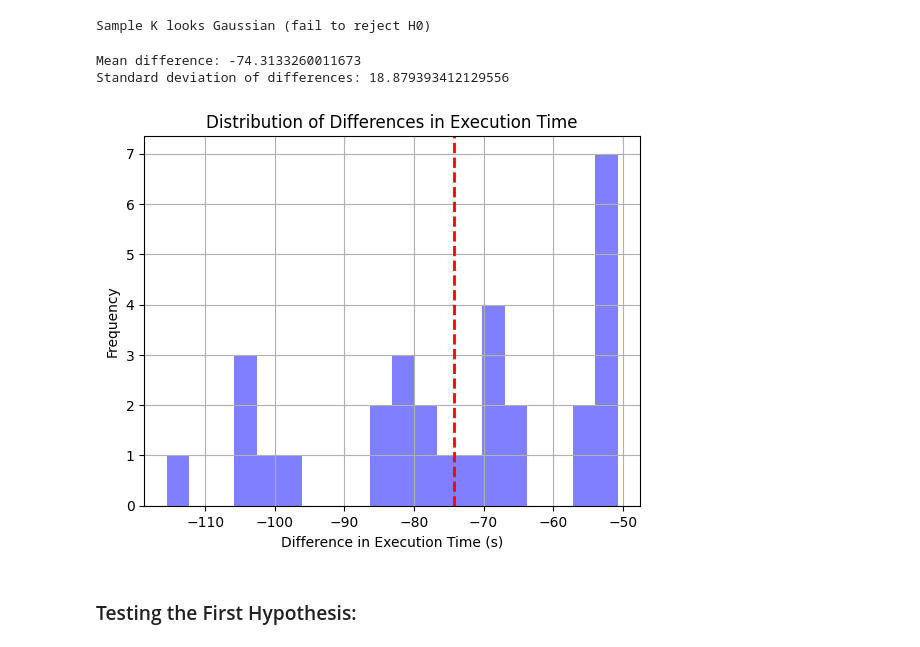
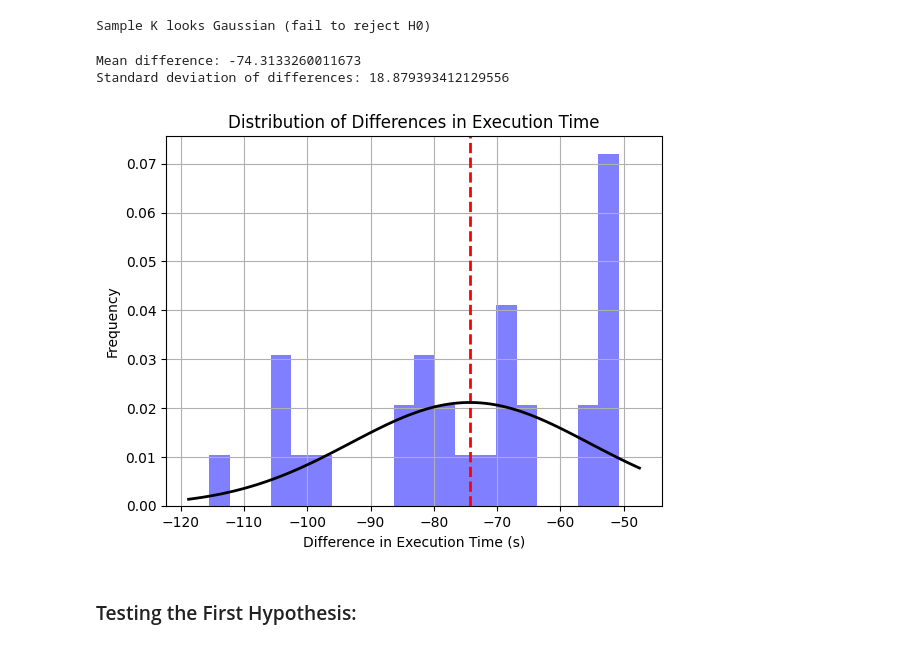
Before and after one commit to amanarora9848/unige-rt1-assignment1, a Jupyter notebook: README.ipynb, the cells around one changed output. Cells and saved outputs as stored; diff of their text form; code cells hidden in the pictures.

```diff
--- a/README.ipynb
+++ b/README.ipynb
@@ -181,31 +185,41 @@ else:
 # %% [output]
 Sample K looks Gaussian (fail to reject H0)
 # %%
+import matplotlib.pyplot as plt
+from scipy.stats import norm
+
 # Compute differences
 differences = exec_timesA - exec_timesK
 
 # Computing mean difference
 mean_diff = numpy.mean(differences)
 
 # Computing standard deviation of differences
 std_dev_diff = numpy.std(differences)
 
 # Print results
 print("Mean difference: " + str(mean_diff))
 print("Standard deviation of differences: " + str(std_dev_diff))
 
 # Plot histogram of differences
-plt.hist(differences, bins=20, alpha=0.5, color='blue')
+plt.hist(differences, bins=20, alpha=0.5, color='blue', density=True)
 plt.axvline(mean_diff, color='red', linestyle='dashed', linewidth=2)  # Mean difference
+
+# Plot the normal distribution fit
+xmin, xmax = plt.xlim()
+x = numpy.linspace(xmin, xmax, 100)
+p = norm.pdf(x, mean_diff, std_dev_diff)
+plt.plot(x, p, 'k', linewidth=2)
+
 plt.xlabel('Difference in Execution Time (s)')
 plt.ylabel('Frequency')
 plt.title('Distribution of Differences in Execution Time')
 plt.grid(True)
 plt.show()
 # %% [output]
 Mean difference: -74.3133260011673
 Standard deviation of differences: 18.879393412129556
-[figure, old version]
+[figure, new version]
 # %% [markdown]
 ### Testing the First Hypothesis:
 # %%
```
Also changed, not shown: parts of 5 cells of this notebook.
